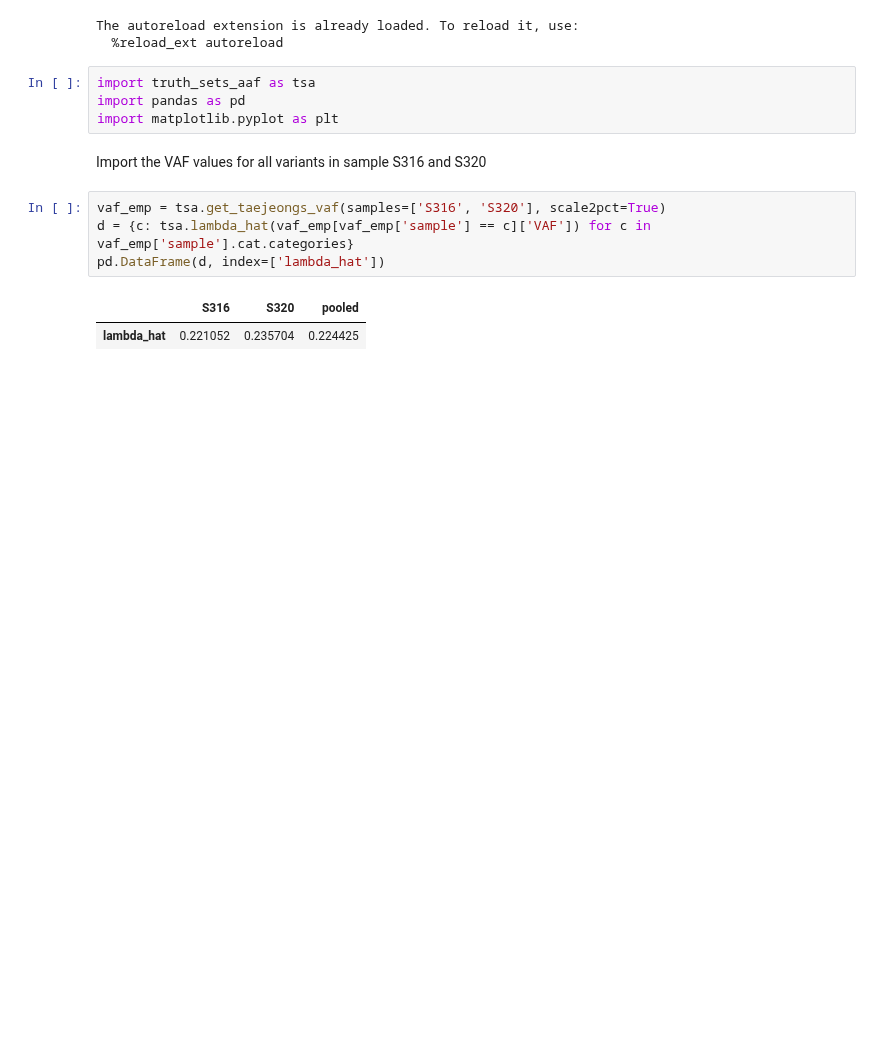
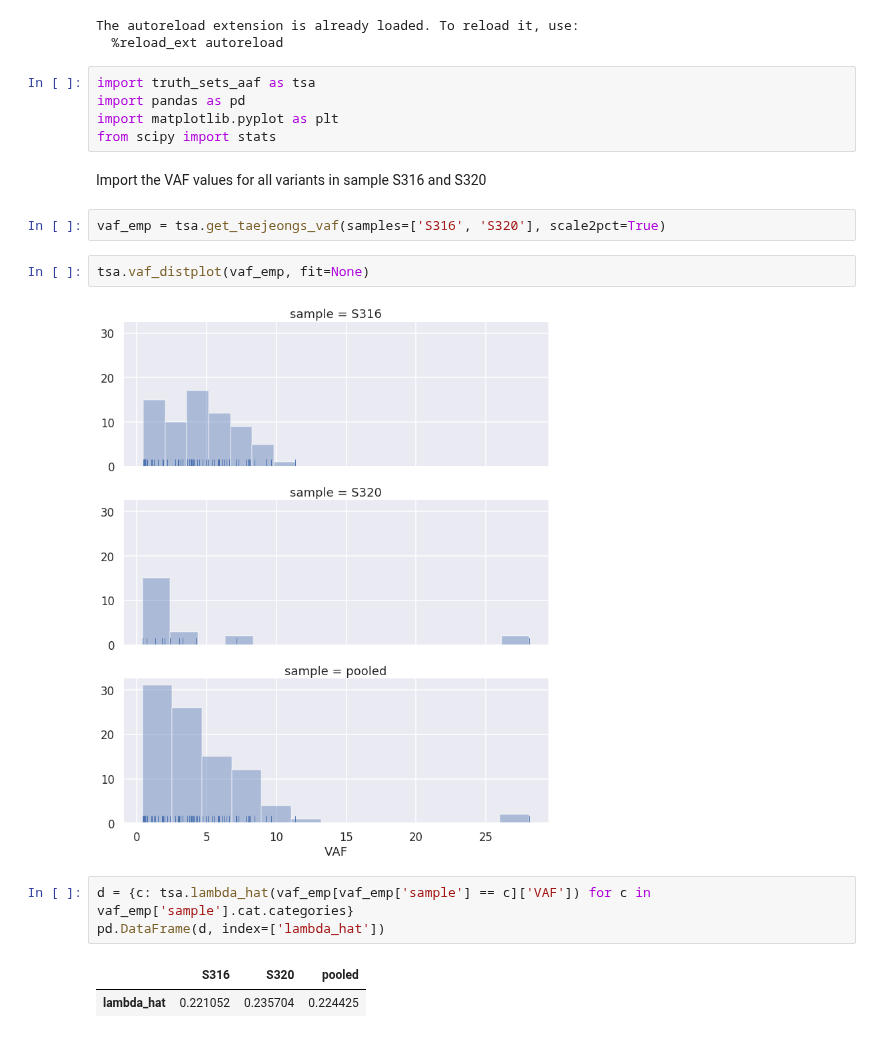
Before and after one commit to attilagk/BSM-research, a Jupyter notebook: notebook/2019-04-24-vaf-model-taejeong/2019-04-24-vaf-model-taejeong.ipynb, the cells around one changed output. Cells and saved outputs as stored; diff of their text form; blank space fills up the shorter version.

Commit message:
Simple multipanel histogram based on seaborn

```diff
--- a/notebook/2019-04-24-vaf-model-taejeong/2019-04-24-vaf-model-taejeong.ipynb
+++ b/notebook/2019-04-24-vaf-model-taejeong/2019-04-24-vaf-model-taejeong.ipynb
@@ -16,10 +16,16 @@ The autoreload extension is already loaded. To reload it, use:
 import truth_sets_aaf as tsa
 import pandas as pd
 import matplotlib.pyplot as plt
+from scipy import stats
 # %% [markdown]
 Import the VAF values for all variants in sample S316 and S320
+# %%
+vaf_emp = tsa.get_taejeongs_vaf(samples=['S316', 'S320'], scale2pct=True)
+# %%
+tsa.vaf_distplot(vaf_emp, fit=None)
+# %% [output]
+[figure, added]
 # %%
-vaf_emp = tsa.get_taejeongs_vaf(samples=['S316', 'S320'], scale2pct=True)
 d = {c: tsa.lambda_hat(vaf_emp[vaf_emp['sample'] == c]['VAF']) for c in vaf_emp['sample'].cat.categories}
 pd.DataFrame(d, index=['lambda_hat'])
 # %% [output]
```
Also changed, not shown: parts of 1 cell of this notebook, 1 other file.
